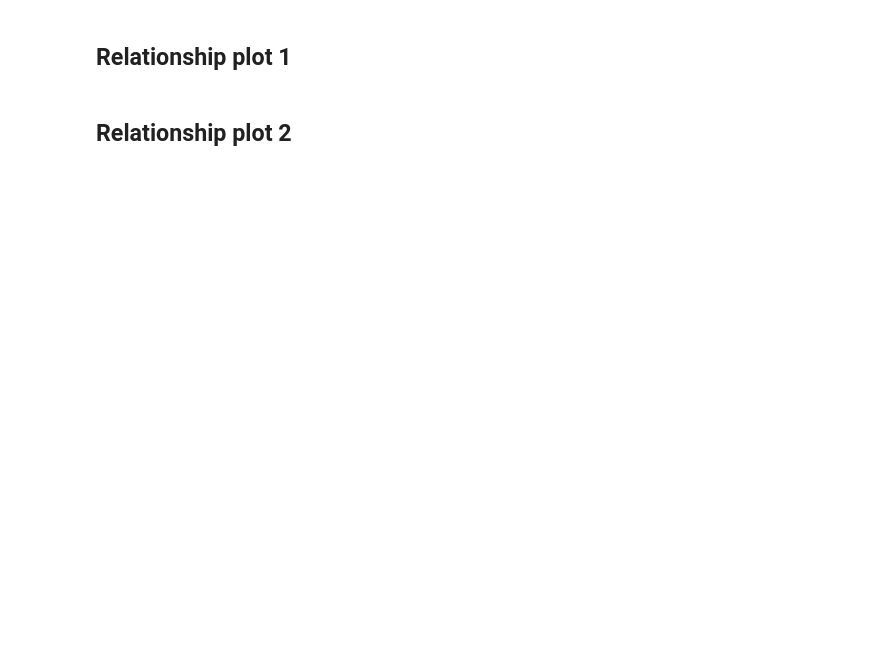
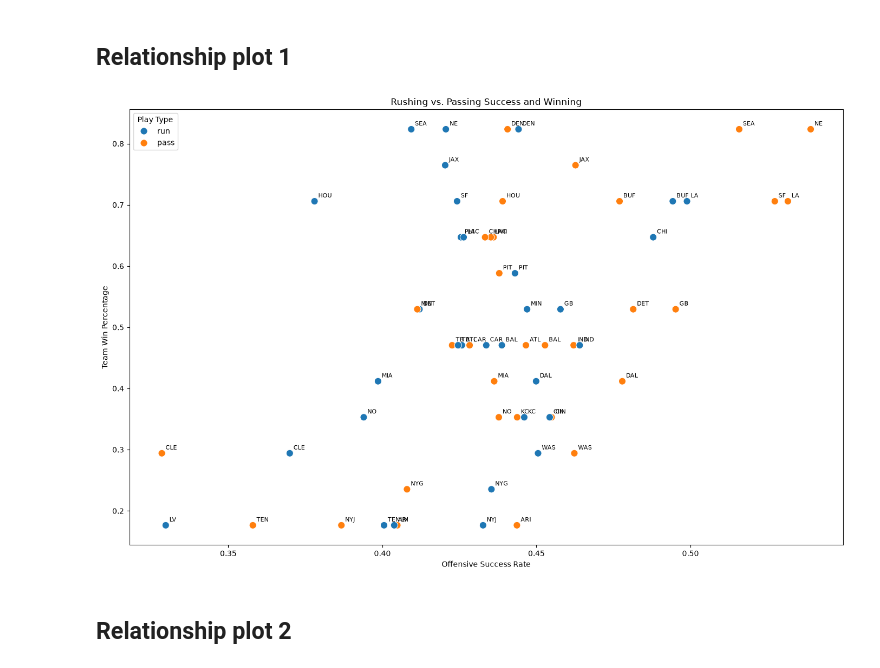
Before and after one commit to acimma3/cs418-football, a Jupyter notebook: eda.ipynb, the cells around one changed output. Saved outputs shown, nothing was run; the diff lists cells and outputs as text; code cells hidden in the pictures; blank space fills up the shorter version.

```diff
--- a/eda.ipynb
+++ b/eda.ipynb
@@ -390,7 +396,90 @@ data) described in README.md.
 # %% [markdown]
 ## Relationship plot 1
 # %%
-# TODO: plot 1 goes here
+# Use 2025 regular-season plays from Section 1
+pbp = playbyplay.filter(
+    pl.col("season_type") == "REG"
+)
+
+# Calculate each team's win percentage
+games = (
+    pbp.group_by("game_id")
+    .agg(
+        pl.col("home_team").first(),
+        pl.col("away_team").first(),
+        pl.col("home_score").last(),
+        pl.col("away_score").last()
+    )
+    .drop_nulls()
+)
+
+home = games.select(
+    pl.col("home_team").alias("team"),
+    (pl.col("home_score") > pl.col("away_score"))
+        .cast(pl.Int64).alias("win")
+)
+
+away = games.select(
+    pl.col("away_team").alias("team"),
+    (pl.col("away_score") > pl.col("home_score"))
+        .cast(pl.Int64).alias("win")
+)
+
+win_pct = (
+    pl.concat([home, away])
+    .group_by("team")
+    .agg(pl.col("win").mean().alias("win_pct"))
+)
+
+# Calculate rushing and passing success rates
+success_rates = (
+    pbp.filter(
+        pl.col("play_type").is_in(["run", "pass"])
+        & pl.col("posteam").is_not_null()
+        & pl.col("success").is_not_null()
+    )
+    .group_by(["posteam", "play_type"])
+    .agg(
+        pl.col("success").mean().alias("success_rate")
+    )
+    .join(
+        win_pct,
+        left_on="posteam",
+        right_on="team"
+    )
+)
+
+# Create graph
+plot_data = success_rates.to_pandas()
+
+plt.figure(figsize=(14, 9))
+
+sns.scatterplot(
+    data=plot_data,
+    x="success_rate",
+    y="win_pct",
+    hue="play_type",
+    s=90
+)
+
+# Label each team's points
+for _, row in plot_data.iterrows():
+    plt.annotate(
+        row["posteam"],
+        (row["success_rate"], row["win_pct"]),
+        xytext=(5, 5),
+        textcoords="offset points",
+        fontsize=8
+    )
+
+plt.title("Rushing vs. Passing Success and Winning")
+plt.xlabel("Offensive Success Rate")
+plt.ylabel("Team Win Percentage")
+plt.legend(title="Play Type")
+plt.tight_layout()
+plt.show()
+# %% [output]
+[figure, added]
 # %% [markdown]
 ## Relationship plot 2
 # %%
```
Also changed, not shown: parts of 20 cells of this notebook.
